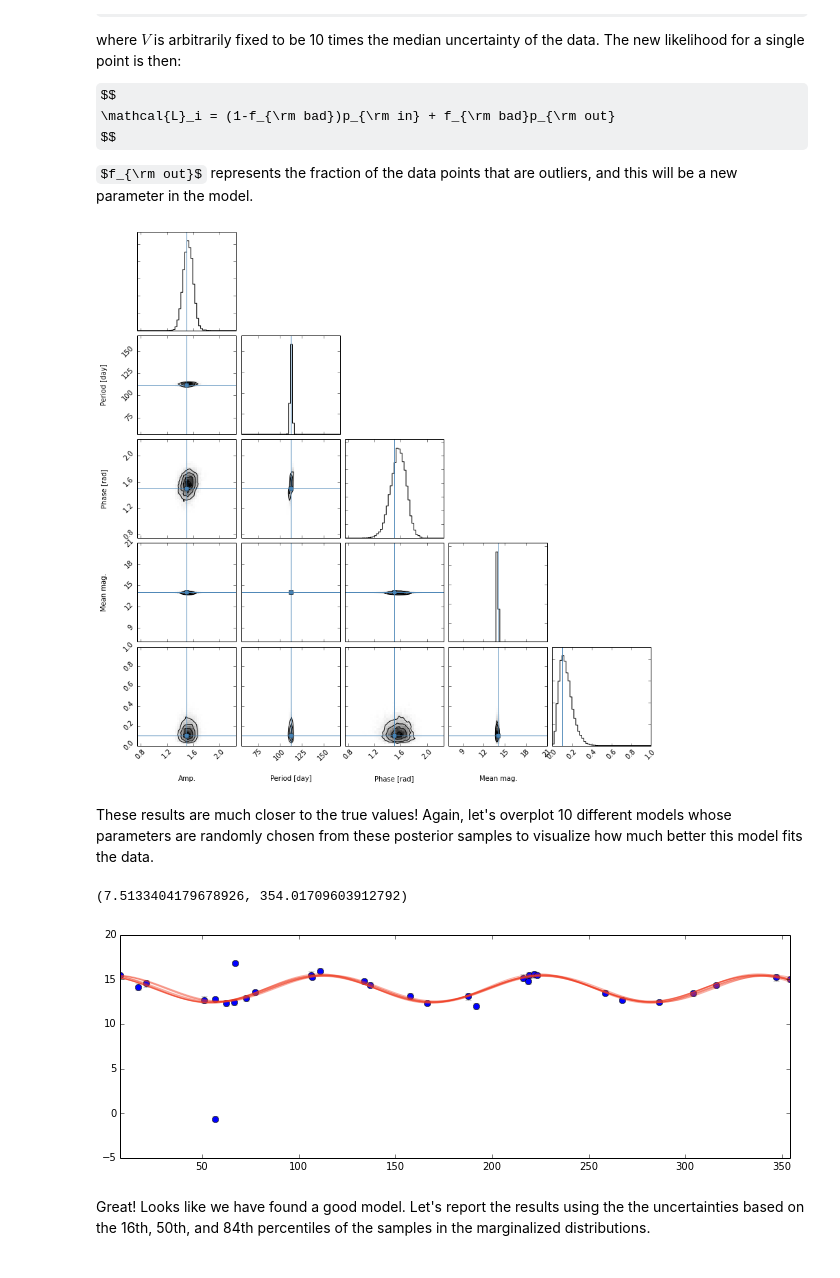
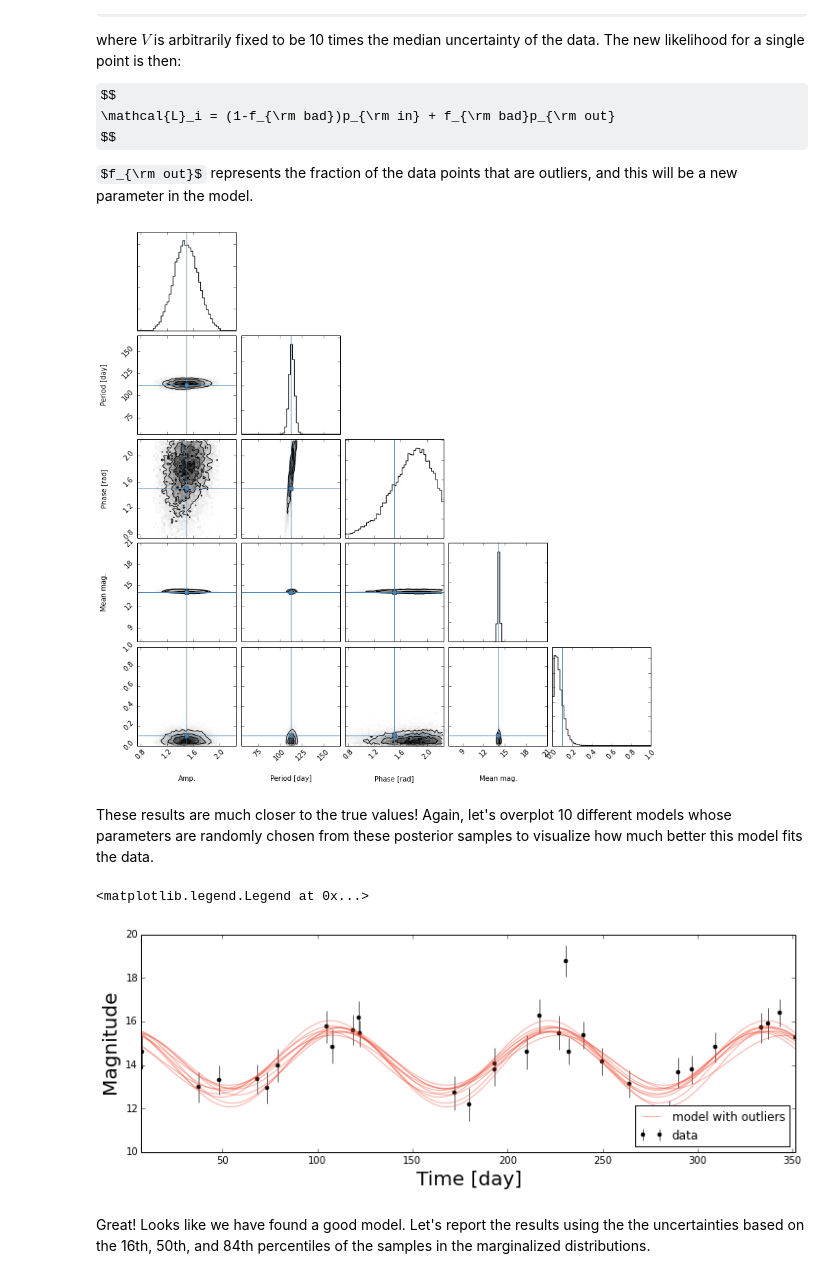
Before and after one commit to AstroBetter/stats-tutorials, a Jupyter notebook: Fitting a model with outliers using MCMC.ipynb, the cells around one changed output. Cells and saved outputs as stored; diff of their text form; code cells hidden in the pictures; some formulas as TeX source.

```diff
--- a/Fitting a model with outliers using MCMC.ipynb
+++ b/Fitting a model with outliers using MCMC.ipynb
@@ -165,5 +165,5 @@ def lnprob(p, t, data, err):
 # %%
-# Set the initial positions of the walkers
+# Set the number of walkers and their initial positions, p0 ('p_naught').
 ndim, nwalkers = 4, 32
 p0 = np.zeros((nwalkers,ndim))
 p0[:,0] = np.random.uniform(1, 2., size=nwalkers) # amp
@@ -171,8 +171,8 @@ p0[:,1] = np.random.uniform(10, 200., size=nwalkers) # period (days)
 p0[:,2] = np.random.uniform(0., 2*np.pi, size=nwalkers) # phase (radians)
 p0[:,3] = np.random.uniform(12., 16., size=nwalkers) # const. offset (mag)
 
-# Initialize sampler object
-sampler = emcee.EnsembleSampler(nwalkers, ndim, lnprob,
+# Initialize the sampler object for the first model
+sampler1 = emcee.EnsembleSampler(nwalkers, ndim, lnprob1,
                                 args=(time,mag,mag_err))
 # %%
 # start the MCMC, take 1000 steps for burn in, starting from p0.
@@ -318,51 +325,58 @@ sampler = emcee.EnsembleSampler(nwalkers, ndim, lnprob,
                                 args=(time,mag,mag_err))
 # %%
 # Start the MCMC, take 1000 steps for burn in, starting from p0.
-pos, prob, state = sampler.run_mcmc(p0, 1000)
+pos, prob, state = sampler2.run_mcmc(p0_2, 1000)
 
 # Find highest probabilty sample
-best_pos = sampler.flatlnprobability.argmax()
-new_pos = emcee.utils.sample_ball(sampler.flatchain[best_pos],
-                                  sampler.flatchain[best_pos]/100,
+best_pos = sampler2.flatlnprobability.argmax()
+new_pos = emcee.utils.sample_ball(sampler2.flatchain[best_pos],
+                                  sampler2.flatchain[best_pos]/100,
                                   size=nwalkers)
 
 # Burn in again, starting from new_pos
-sampler.reset()
-pos_burn, prob_burn, state_burn = sampler.run_mcmc(new_pos, 100)
+sampler2.reset()
+pos_burn, prob_burn, state_burn = sampler2.run_mcmc(new_pos, 100)
 
 # Erase the burn in and take 1000 steps for primary sampling.
-sampler.reset()
-pos, prob, state = sampler.run_mcmc(pos_burn, 1000)
+sampler2.reset()
+pos, prob, state = sampler2.run_mcmc(pos_burn, 1000)
 # %%
 # Use triangle package to plot the projections of the posterior sample density and the true values
 extents = [(0.5*truth,1.5*truth) for truth in true_params] + [(0,1)]
-fig = triangle.corner(sampler.flatchain[:,:],
+fig = triangle.corner(sampler2.flatchain[:,:],
                       labels=param_labels + [""],
                       truths=list(true_params) + [0.1],
                       extents=extents,
                       plot_datapoints=False)
 # %% [output]
-[figure, old version]
+[figure, new version]
 # %% [markdown]
 These results are much closer to the true values! Again, let's overplot 10 different models whose parameters are randomly chosen from these posterior samples to visualize how much better this model fits the data.
 # %%
-nsamples = sampler.flatchain.shape[0]
+nsamples = sampler2.flatchain.shape[0]
 
 plt.figure(figsize=(12,4))
-plt.errorbar(time, mag, mag_err, marker='o',
-             linestyle='none', ecolor='#aaaaaa')
+plt.errorbar(time, mag, mag_err, marker='o', capsize=0, color='k', markersize=4,
+             linestyle='none', ecolor='#666666', label='data')
 
 t = np.linspace(min(time), max(time), 1000)
-for ii in range(10):
+for model_i in range(10):
     idx = np.random.randint(0, nsamples)
-    params = sampler.flatchain[idx,:4]
-    model_mag = light_curve_model(params, t)
-    plt.plot(t, model_mag,
+    params_2 = sampler2.flatchain[idx,:4]
+    model_mag_2 = light_curve_model(params_2, t)
+    if model_i == 9:
+        plt.plot(t, model_mag_2,
+             marker=None, color='#f03b20', alpha=0.4,label='model with outliers')
+    else:
+        plt.plot(t, model_mag_2,
              marker=None, color='#f03b20', alpha=0.4)
 
 plt.xlim(min(time), max(time))
+plt.xlabel("Time [day]", size=20)
+plt.ylabel("Magnitude", size=20)
+plt.legend(loc='lower right')
 # %% [output]
-(7.5133404179678926, 354.01709603912792)
+<matplotlib.legend.Legend at 0x...>
-[figure, old version]
+[figure, new version]
 # %% [markdown]
 Great! Looks like we have found a good model. Let's report the results using the the uncertainties based on the 16th, 50th, and 84th percentiles of the samples in the marginalized distributions.
```
Also changed, not shown: parts of 15 cells of this notebook.
